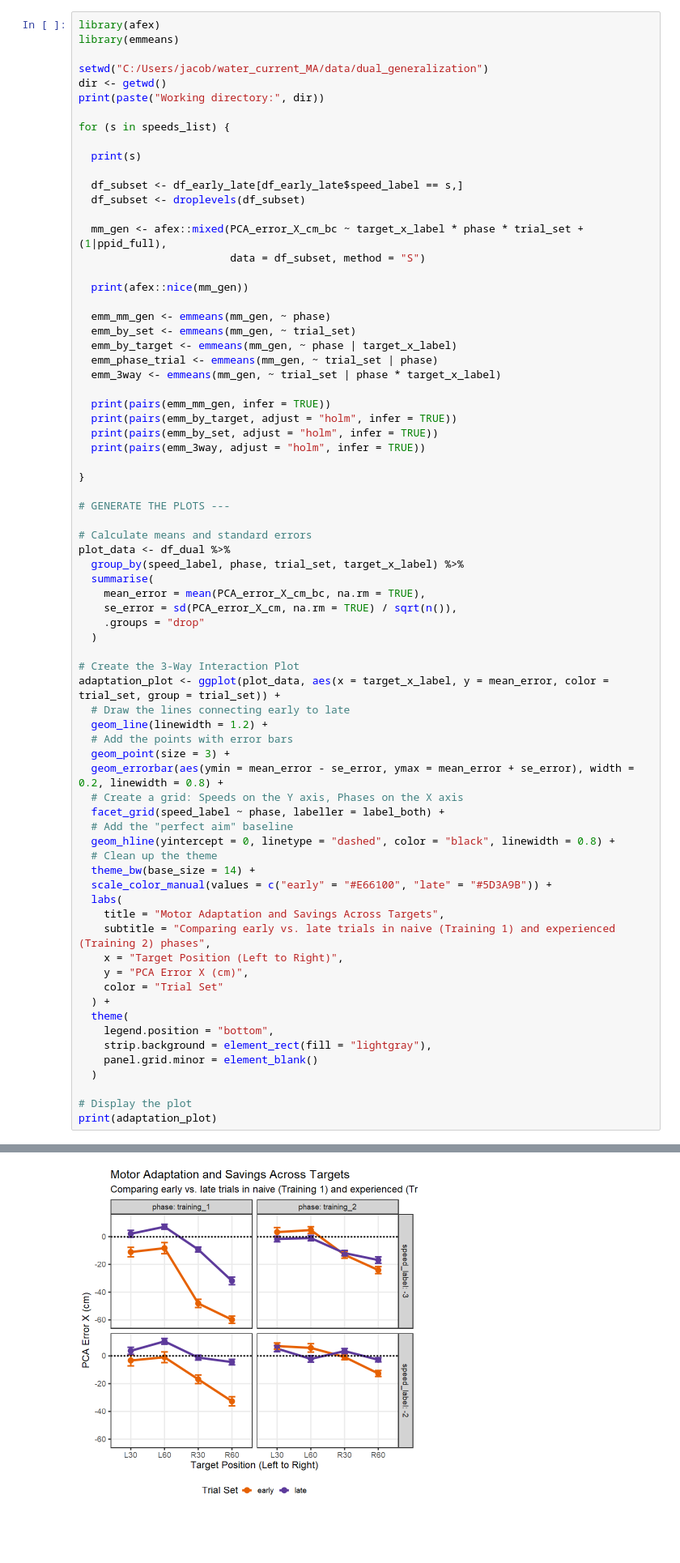
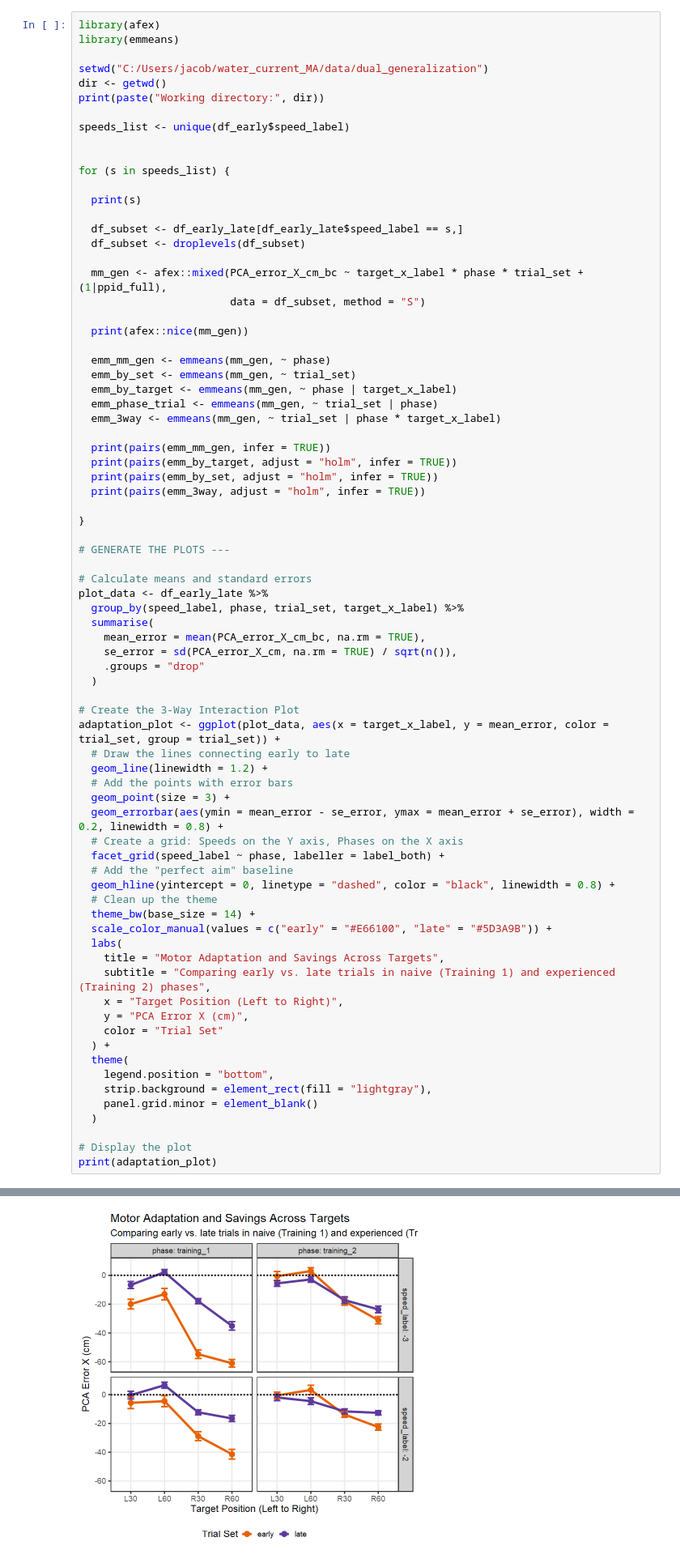
Before and after one commit to jacobjb02/vr-motor-adaptation-notebooks, a Jupyter notebook: Notebook/dual_generalization_R.ipynb, the cells around one changed output, grey strips where cells are left out. Shown at 81% size. Cells and saved outputs as stored; diff of their text form; blank space fills up the shorter version.

Commit message:
Updated analyses scripts; add cycles has global counter; baseline correct can output two baseline corrections at the same time; updated all trials plot.

```diff
--- a/Notebook/dual_generalization_R.ipynb
+++ b/Notebook/dual_generalization_R.ipynb
@@ -153,6 +157,9 @@ library(emmeans)
 setwd("C:/Users/jacob/water_current_MA/data/dual_generalization")
 dir <- getwd()
 print(paste("Working directory:", dir))
+
+speeds_list <- unique(df_early$speed_label)
+
 
 for (s in speeds_list) {
 
@@ -182,7 +189,7 @@ for (s in speeds_list) {
 # GENERATE THE PLOTS ---
 
 # Calculate means and standard errors
-plot_data <- df_dual %>%
+plot_data <- df_early_late %>%
   group_by(speed_label, phase, trial_set, target_x_label) %>%
   summarise(
     mean_error = mean(PCA_error_X_cm_bc, na.rm = TRUE),
@@ -302,7 +309,7 @@ target_x_label = L60:
 
 Degrees-of-freedom method: kenward-roger
 Confidence level used: 0.95
-[figure, old version]
+[figure, new version]
 # %%
 ### WASHOUT ANALYSIS
 # %%
```
Also changed, not shown: parts of 4 cells of this notebook, 6 other files.
